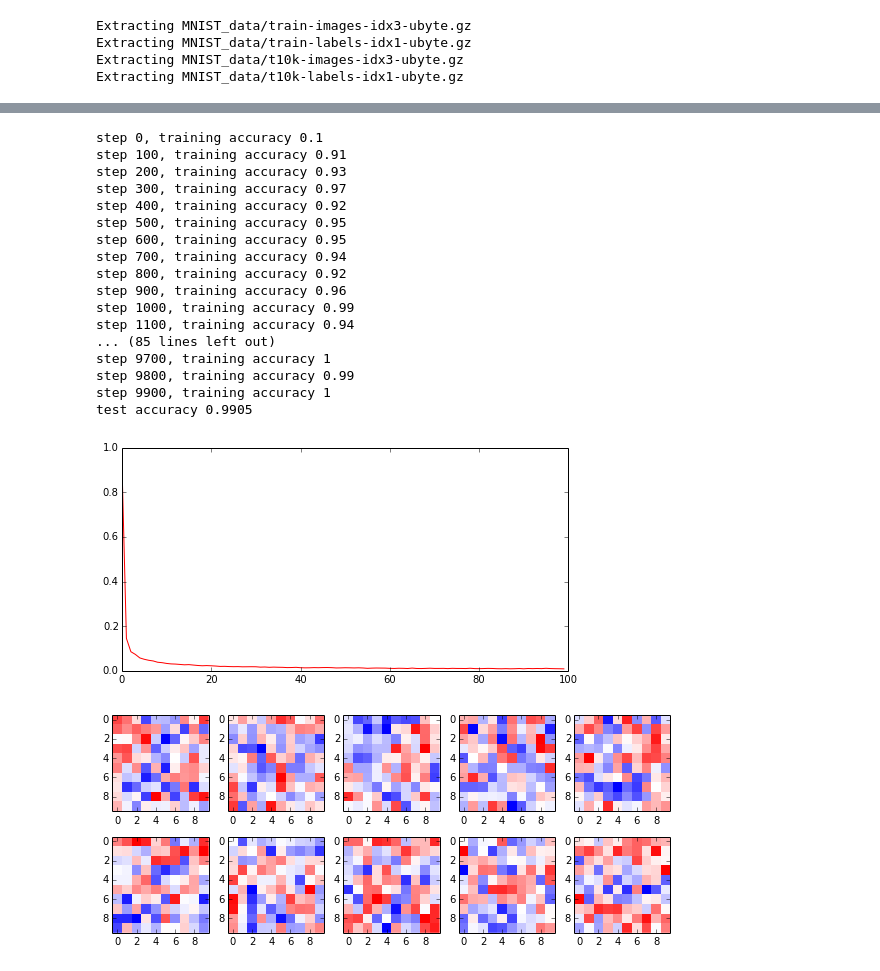
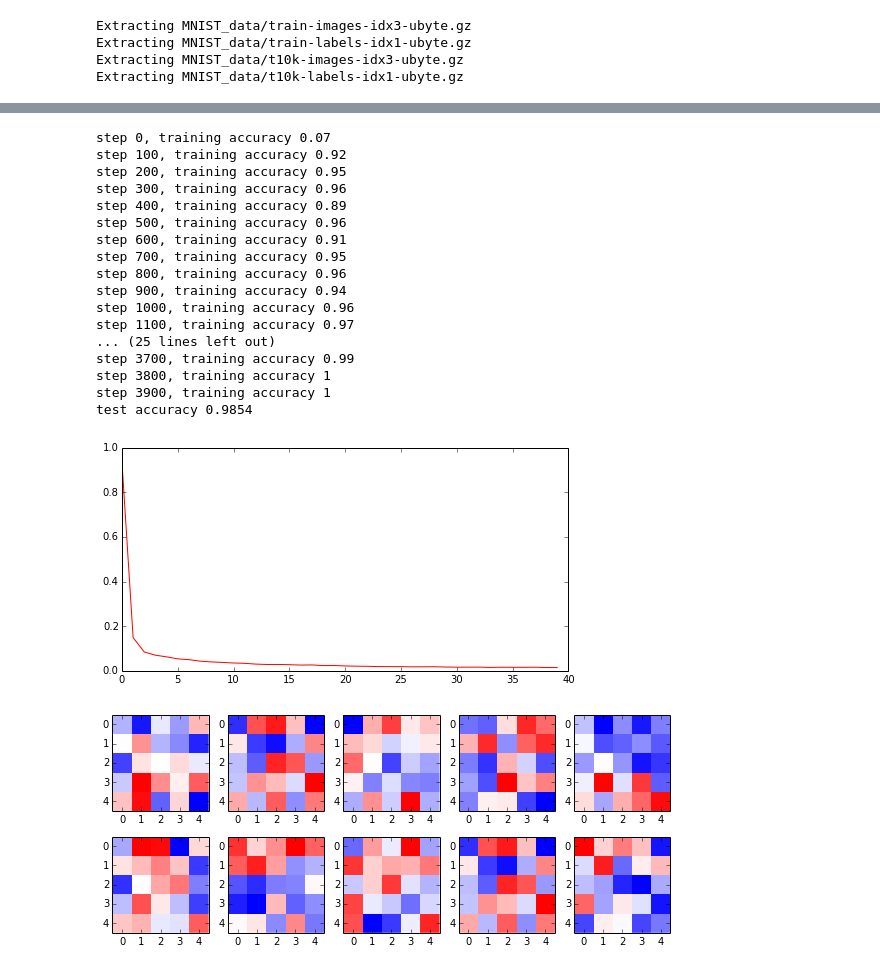
Before and after one commit to sandroormeno/Tensorflow-basic-examples, a Jupyter notebook: CNN.ipynb, the cells around one changed output, grey strips where cells are left out. Cells and saved outputs as stored; diff of their text form; code cells hidden in the pictures.

```diff
--- a/CNN.ipynb
+++ b/CNN.ipynb
@@ -44,7 +44,7 @@ y_ = tf.placeholder(tf.float32, [None, 10])
 
 x_image = tf.reshape(x, [-1,28,28,1])
 
-W_conv1 = weight_variable([10, 10, 1, 20])
+W_conv1 = weight_variable([5, 5, 1, 20])
 b_conv1 = bias_variable([20])
 
 W_conv2 = weight_variable([5, 5, 20, 30])
@@ -52,10 +52,6 @@ b_conv2 = bias_variable([30])
 
 W_fc1 = weight_variable([7 * 7 * 30, 1024])
 b_fc1 = bias_variable([1024])
-
-
-
-
 
 
 h_conv1 = tf.nn.relu(conv2d(x_image, W_conv1) + b_conv1)
@@ -87,7 +83,7 @@ accuracy = tf.reduce_mean(tf.cast(correct_prediction, "float"))
 sess.run(tf.initialize_all_variables())
 for i in range(4000):
   batch = mnist.train.next_batch(100)
-  if i%100 == 0:
+  if i%300 == 0:
     testPerformance.append(1-accuracy.eval(feed_dict={
     x: mnist.test.images, y_: mnist.test.labels, keep_prob: 1.0}))
     train_accuracy = accuracy.eval(feed_dict={
@@ -98,39 +94,39 @@ for i in range(4000):
 print "test accuracy %g"%accuracy.eval(feed_dict={
     x: mnist.test.images, y_: mnist.test.labels, keep_prob: 1.0})
 # %% [output]
-step 0, training accuracy 0.1
-step 100, training accuracy 0.91
-step 200, training accuracy 0.93
-step 300, training accuracy 0.97
-step 400, training accuracy 0.92
-step 500, training accuracy 0.95
-step 600, training accuracy 0.95
-step 700, training accuracy 0.94
-step 800, training accuracy 0.92
-step 900, training accuracy 0.96
-step 1000, training accuracy 0.99
-step 1100, training accuracy 0.94
-... (85 lines left out)
-step 9700, training accuracy 1
-step 9800, training accuracy 0.99
-step 9900, training accuracy 1
-test accuracy 0.9905
+step 0, training accuracy 0.07
+step 100, training accuracy 0.92
+step 200, training accuracy 0.95
+step 300, training accuracy 0.96
+step 400, training accuracy 0.89
+step 500, training accuracy 0.96
+step 600, training accuracy 0.91
+step 700, training accuracy 0.95
+step 800, training accuracy 0.96
+step 900, training accuracy 0.94
+step 1000, training accuracy 0.96
+step 1100, training accuracy 0.97
+... (25 lines left out)
+step 3700, training accuracy 0.99
+step 3800, training accuracy 1
+step 3900, training accuracy 1
+test accuracy 0.9854
 # %%
 #plt.plot(trainPerformance, "b")
 plt.plot(np.asarray(testPerformance), "r")
 plt.show()
 # %% [output]
-[figure, old version]
+[figure, new version]
 # %%
 import pylab as pylab
 pylab.rcParams['figure.figsize'] = (10.0, 4.0)
 
 fW = sess.run(W_conv1)
 
 f, axes = plt.subplots(2, 5)
 
 for i in range(10):
-    axes.ravel()[i].imshow(np.asarray(fW[:,:,:,randint(0,19)]).reshape((10,10)), cmap="bwr",interpolation="none")
+    axes.ravel()[i].imshow(np.asarray(fW[:,:,:,randint(0,19)]).reshape((5,5)), cmap="bwr",interpolation="none")
 # %% [output]
-[figure, old version]
+[figure, new version]
 # %%
```
Also changed, not shown: parts of 3 cells of this notebook, 1 other file.
